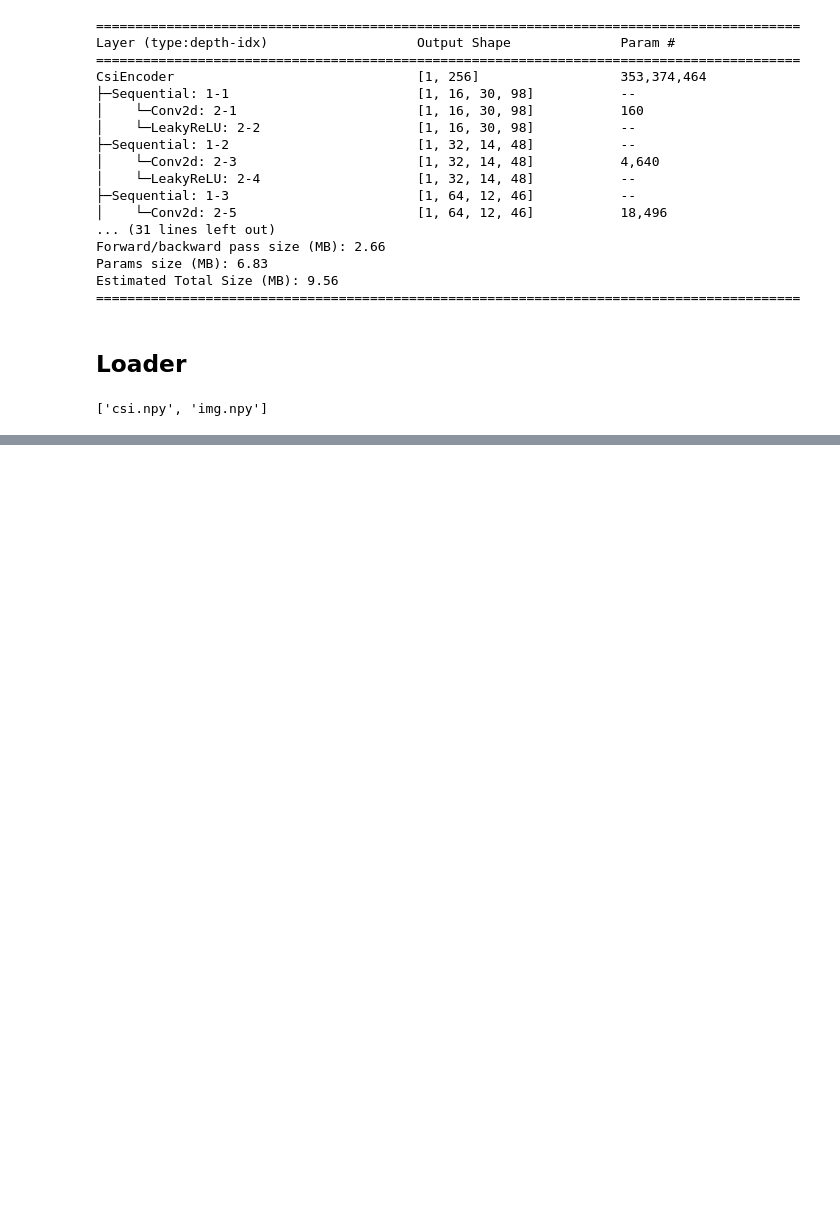
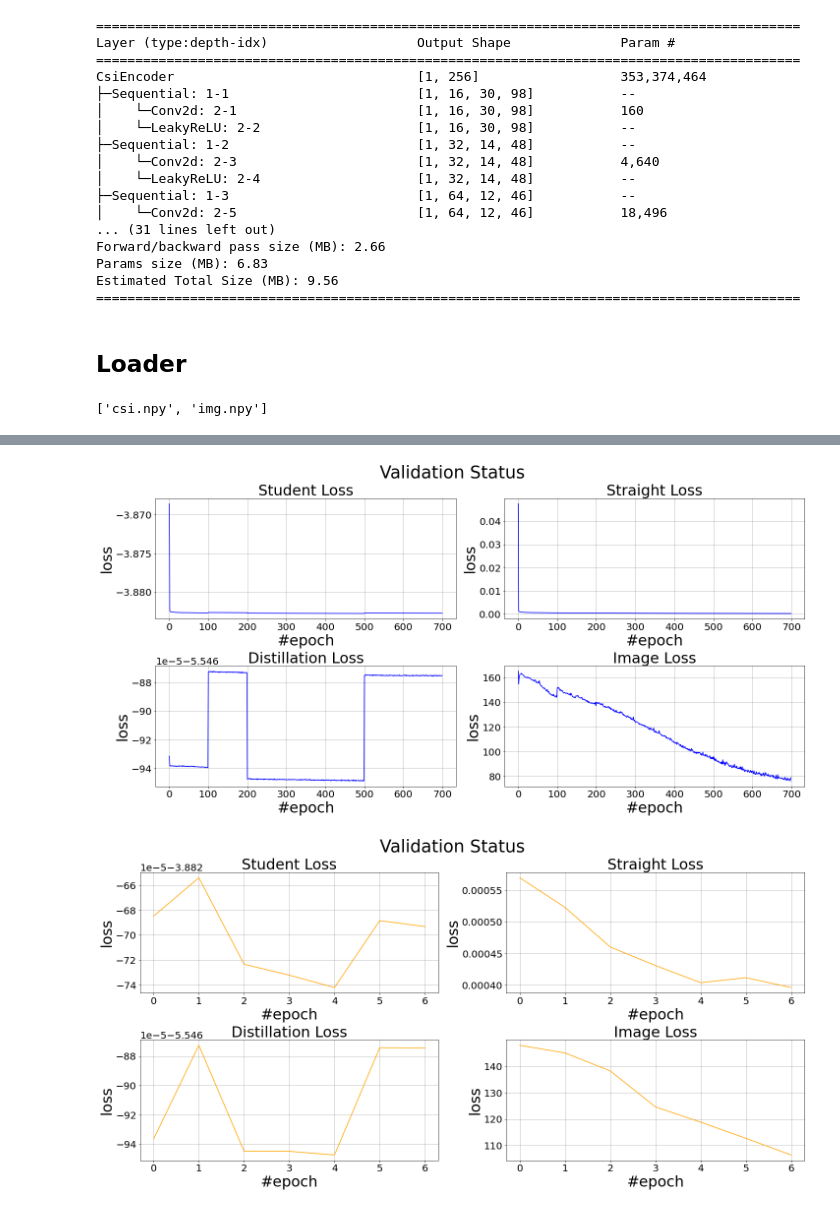
Before and after one commit to MilkywayCocktail/CSI-Imaging, a Jupyter notebook: Script-TeacherStudent.ipynb, the cells around one changed output, grey strips where cells are left out. Drawn from its saved outputs; the diff is of its cells as text; code cells hidden in the pictures; blank space fills up the shorter version.

```diff
--- a/Script-TeacherStudent.ipynb
+++ b/Script-TeacherStudent.ipynb
@@ -136,7 +153,10 @@ trainer.train_student()
 # %%
 # Plot loss curves
 %matplotlib inline
-trainer.plot_train_loss()
+trainer.plot_student_loss()
+# %% [output]
+[figure, added]
+[figure, added]
 # %%
   #=====================test============================
 trainer.test_student()
```
Also changed, not shown: parts of 10 cells of this notebook.
